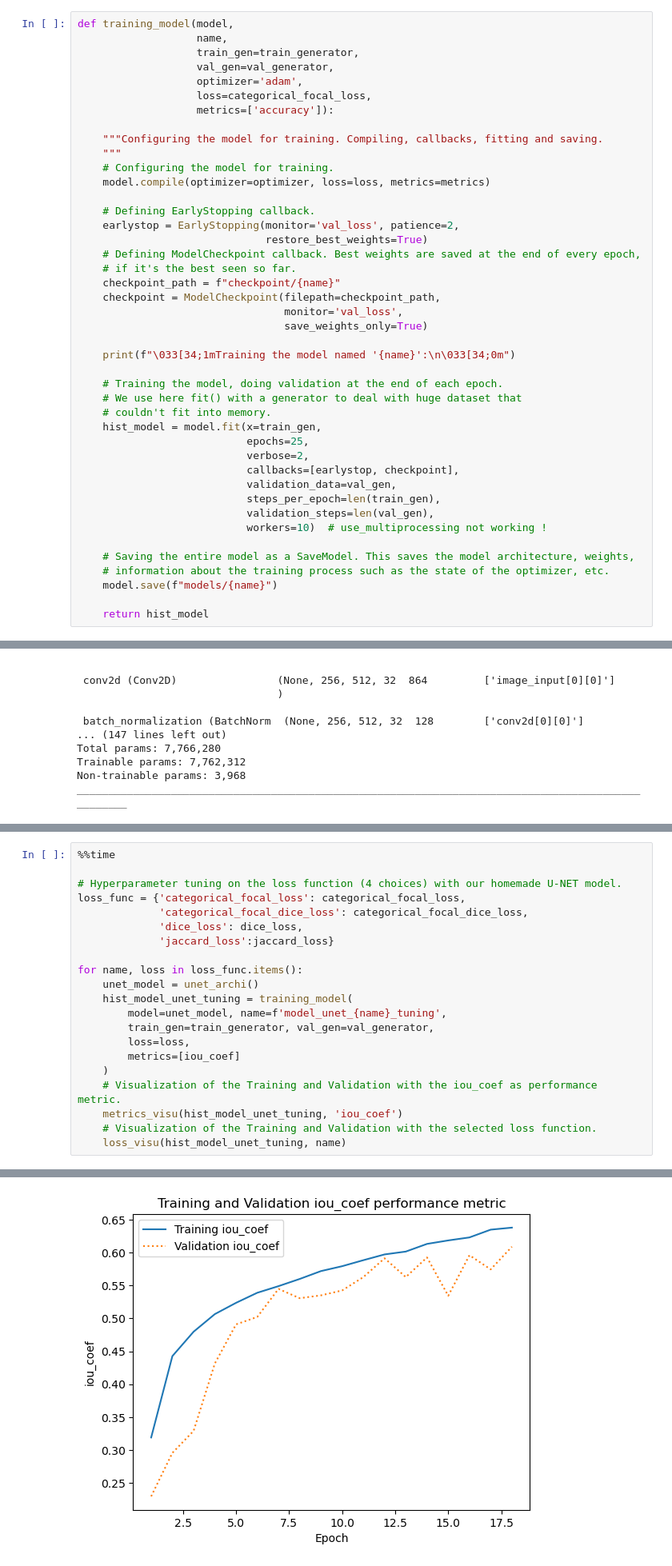
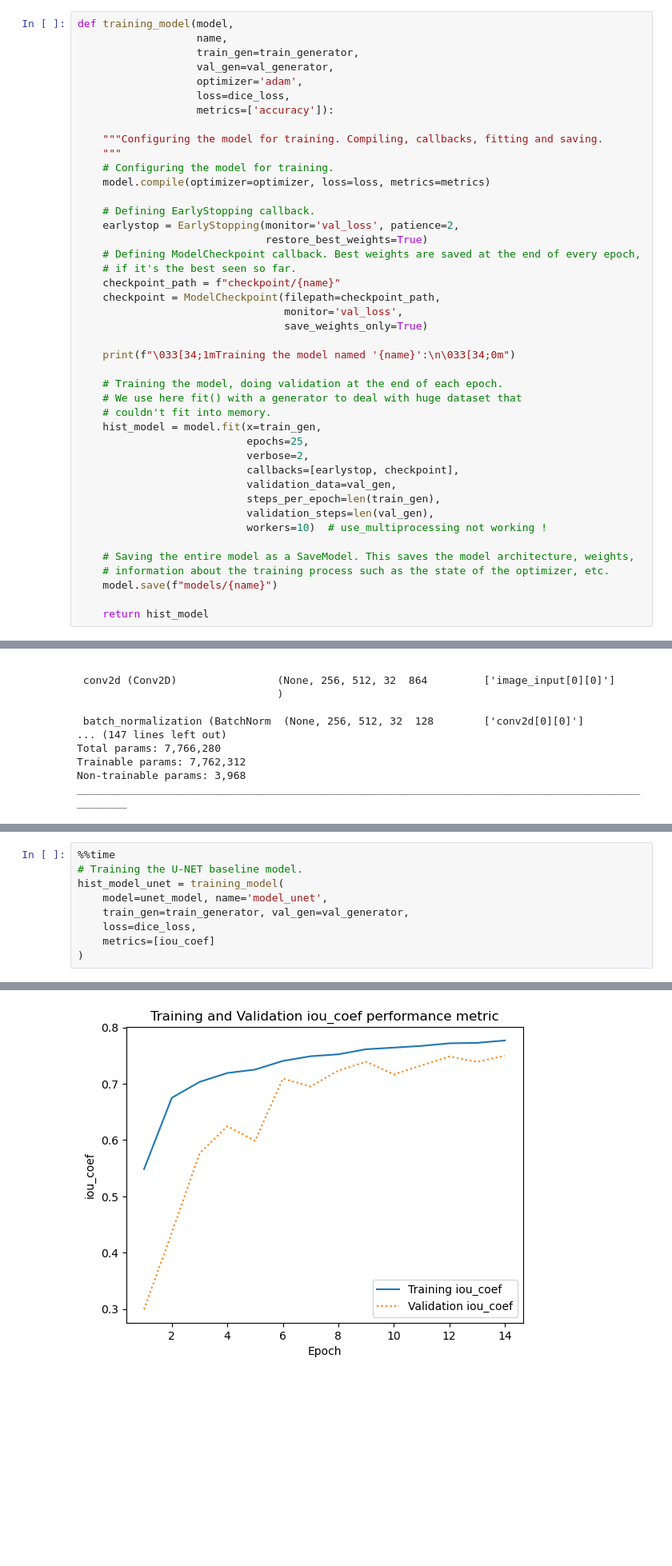
Before and after one commit to jfsubrini/ai-project-10, a Jupyter notebook: Subrini_JeanFrancois_2_notebook_052023.ipynb, the cells around one changed output, grey strips where cells are left out. Shown at 80% size. Saved outputs shown, nothing was run; the diff lists cells and outputs as text; blank space fills up the shorter version.

Commit message:
First model Baseline

```diff
--- a/Subrini_JeanFrancois_2_notebook_052023.ipynb
+++ b/Subrini_JeanFrancois_2_notebook_052023.ipynb
@@ -674,7 +629,7 @@ def training_model(model,
                    train_gen=train_generator,
                    val_gen=val_generator,
                    optimizer='adam',
-                   loss=categorical_focal_loss,
+                   loss=dice_loss,
                    metrics=['accuracy']):
 
     """Configuring the model for training. Compiling, callbacks, fitting and saving.
@@ -840,22 +793,10 @@ plot_model(unet_model, to_file="UNetModel.png",
 # %%
 %%time
-
-# Hyperparameter tuning on the loss function (4 choices) with our homemade U-NET model.
-loss_func = {'categorical_focal_loss': categorical_focal_loss,
-             'categorical_focal_dice_loss': categorical_focal_dice_loss,
-             'dice_loss': dice_loss,
-             'jaccard_loss':jaccard_loss}
-
-for name, loss in loss_func.items():
-    unet_model = unet_archi()
-    hist_model_unet_tuning = training_model(
-        model=unet_model, name=f'model_unet_{name}_tuning',
-        train_gen=train_generator, val_gen=val_generator,
-        loss=loss,
-        metrics=[iou_coef]
-    )
-    # Visualization of the Training and Validation with the iou_coef as performance metric.
-    metrics_visu(hist_model_unet_tuning, 'iou_coef')
-    # Visualization of the Training and Validation with the selected loss function.
-    loss_visu(hist_model_unet_tuning, name)
+# Training the U-NET baseline model.
+hist_model_unet = training_model(
+    model=unet_model, name='model_unet',
+    train_gen=train_generator, val_gen=val_generator,
+    loss=dice_loss,
+    metrics=[iou_coef]
+)
 # %% [output]
@@ -882 +823 @@ INFO:tensorflow:Assets written to: models/model_unet_categorical_focal_loss_tuni
-[figure, old version]
+[figure, new version]
```
Also changed, not shown: parts of 38 cells of this notebook, 1 other file.
